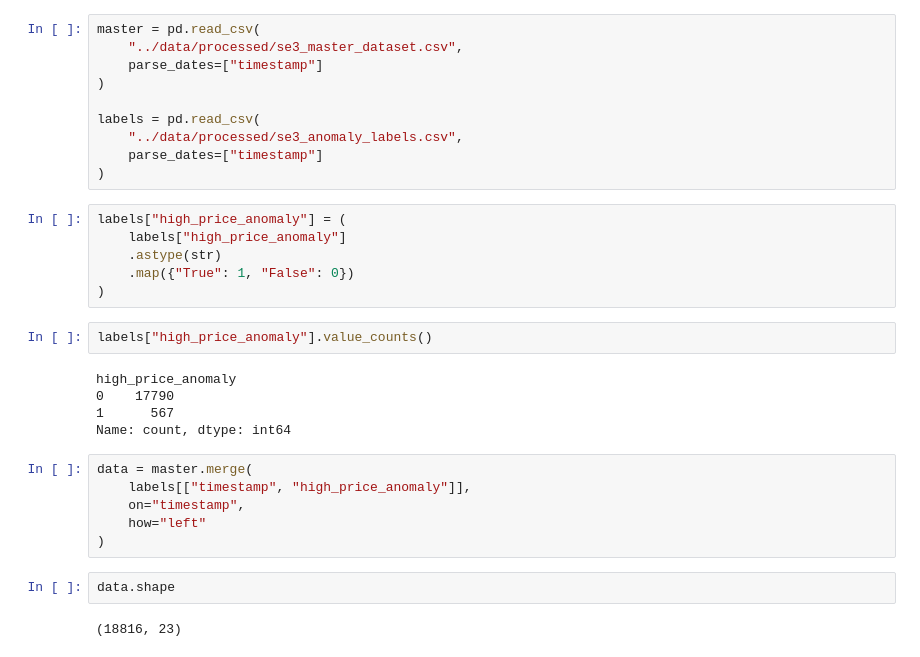
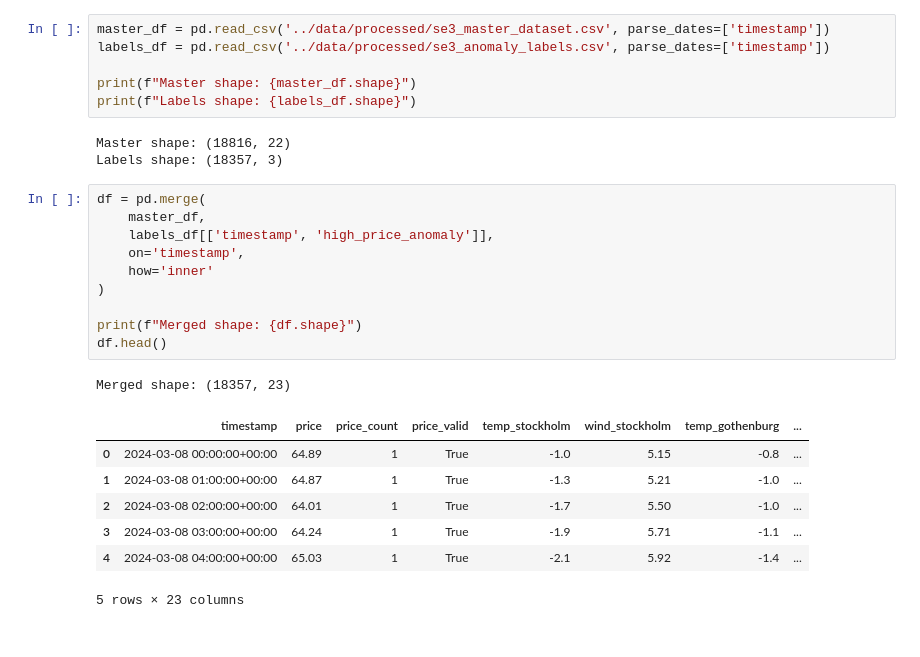
Before and after one commit to FilipZanton/se3-price-spike-prediction, a Jupyter notebook: notebooks/06_price_spike_prediction.ipynb, the cells around one changed output. Drawn from its saved outputs; the diff is of its cells as text.

Commit message:
Built 06 price spike prediction notebook and add plots

```diff
--- a/notebooks/06_price_spike_prediction.ipynb
+++ b/notebooks/06_price_spike_prediction.ipynb
@@ -13,35 +20,30 @@ from sklearn.metrics import (
 )
 # %%
-master = pd.read_csv(
-    "../data/processed/se3_master_dataset.csv",
-    parse_dates=["timestamp"]
-)
+master_df = pd.read_csv('../data/processed/se3_master_dataset.csv', parse_dates=['timestamp'])
+labels_df = pd.read_csv('../data/processed/se3_anomaly_labels.csv', parse_dates=['timestamp'])
 
-labels = pd.read_csv(
-    "../data/processed/se3_anomaly_labels.csv",
-    parse_dates=["timestamp"]
-)
+print(f"Master shape: {master_df.shape}")
+print(f"Labels shape: {labels_df.shape}")
+# %% [output]
+Master shape: (18816, 22)
+Labels shape: (18357, 3)
-# %%
-labels["high_price_anomaly"] = (
-    labels["high_price_anomaly"]
-    .astype(str)
-    .map({"True": 1, "False": 0})
-)
-# %%
-labels["high_price_anomaly"].value_counts()
-# %% [output]
-high_price_anomaly
-0    17790
-1      567
-Name: count, dtype: int64
-# %%
-data = master.merge(
-    labels[["timestamp", "high_price_anomaly"]],
-    on="timestamp",
-    how="left"
-)
-# %%
-data.shape
-# %% [output]
-(18816, 23)
+# %%
+df = pd.merge(
+    master_df,
+    labels_df[['timestamp', 'high_price_anomaly']],
+    on='timestamp',
+    how='inner'
+)
+
+print(f"Merged shape: {df.shape}")
+df.head()
+# %% [output]
+Merged shape: (18357, 23)
+|  | timestamp | price | price_count | price_valid | temp_stockholm | wind_stockholm | temp_gothenburg | ... |
+| 0 | 2024-03-08 00:00:00+00:00 | 64.89 | 1 | True | -1.0 | 5.15 | -0.8 | ... |
+| 1 | 2024-03-08 01:00:00+00:00 | 64.87 | 1 | True | -1.3 | 5.21 | -1.0 | ... |
+| 2 | 2024-03-08 02:00:00+00:00 | 64.01 | 1 | True | -1.7 | 5.50 | -1.0 | ... |
+| 3 | 2024-03-08 03:00:00+00:00 | 64.24 | 1 | True | -1.9 | 5.71 | -1.1 | ... |
+| 4 | 2024-03-08 04:00:00+00:00 | 65.03 | 1 | True | -2.1 | 5.92 | -1.4 | ... |
+5 rows × 23 columns
 # %%
```
Also changed, not shown: parts of 25 cells of this notebook, 4 other files.
